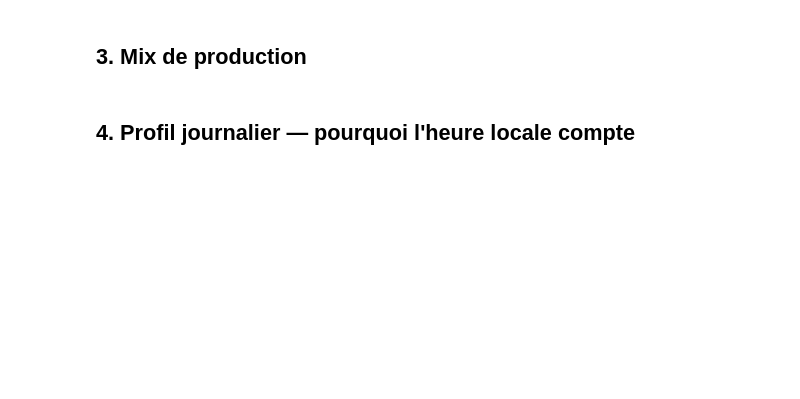
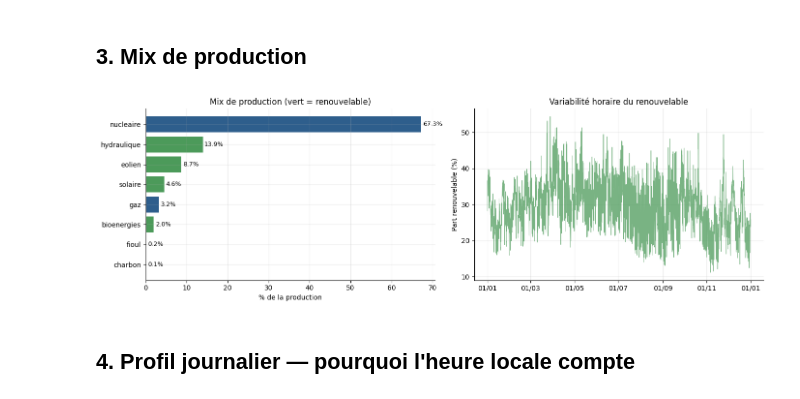
Before and after one commit to Cloxylol/datalake-energie-RTE, a Jupyter notebook: notebooks/insights.ipynb, the cells around one changed output. Saved outputs shown, nothing was run; the diff lists cells and outputs as text; code cells hidden in the pictures; blank space fills up the shorter version.

```diff
--- a/notebooks/insights.ipynb
+++ b/notebooks/insights.ipynb
@@ -15,7 +101,27 @@ fig, ax1 = plt.subplots()ax1.plot(kpi.date_local, kpi.consumption_avg_mw, color=
 # %% [markdown]
 ## 3. Mix de production
 # %%
-FIL = [c for c in ["nucleaire","gaz","charbon","fioul","hydraulique",                   "eolien","eolien_terrestre","eolien_offshore",                   "solaire","bioenergies"] if c in mix.columns]tot_fil = mix[FIL].sum().sort_values(ascending=False)part = 100 * tot_fil / tot_fil.sum()fig, (a,b) = plt.subplots(1, 2, figsize=(14,4.5))cols = [VERT if f in ("eolien","solaire","hydraulique","bioenergies",                      "eolien_terrestre","eolien_offshore") else BLEU        for f in part.index]a.barh(part.index[::-1], part.values[::-1], color=cols[::-1])a.set_xlabel("% de la production"); a.set_title("Mix de production (vert = renouvelable)")for i,v in enumerate(part.values[::-1]):    a.text(v+.4, i, f"{v:.1f}%", va="center", fontsize=9)b.plot(mix.ts_utc, mix.renewable_share_pct, color=VERT, lw=.7, alpha=.75)b.set_ylabel("Part renouvelable (%)"); b.set_title("Variabilité horaire du renouvelable")b.xaxis.set_major_formatter(mdates.DateFormatter("%d/%m"))plt.tight_layout(); plt.show()
+FIL = [c for c in ["nucleaire","gaz","charbon","fioul","hydraulique",
+                   "eolien","eolien_terrestre","eolien_offshore",
+                   "solaire","bioenergies"] if c in mix.columns]
+tot_fil = mix[FIL].sum().sort_values(ascending=False)
+part = 100 * tot_fil / tot_fil.sum()
+
+fig, (a,b) = plt.subplots(1, 2, figsize=(14,4.5))
+cols = [VERT if f in ("eolien","solaire","hydraulique","bioenergies",
+                      "eolien_terrestre","eolien_offshore") else BLEU
+        for f in part.index]
+a.barh(part.index[::-1], part.values[::-1], color=cols[::-1])
+a.set_xlabel("% de la production"); a.set_title("Mix de production (vert = renouvelable)")
+for i,v in enumerate(part.values[::-1]):
+    a.text(v+.4, i, f"{v:.1f}%", va="center", fontsize=9)
+
+b.plot(mix.ts_utc, mix.renewable_share_pct, color=VERT, lw=.7, alpha=.75)
+b.set_ylabel("Part renouvelable (%)"); b.set_title("Variabilité horaire du renouvelable")
+b.xaxis.set_major_formatter(mdates.DateFormatter("%d/%m"))
+plt.tight_layout(); plt.show()
+# %% [output]
+[figure, added]
 # %% [markdown]
 ## 4. Profil journalier — pourquoi l'heure locale compte
 # %%
```
Also changed, not shown: parts of 8 cells of this notebook, 1 other file.
